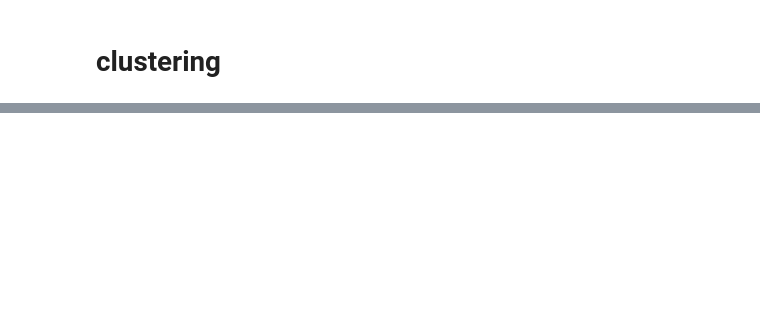
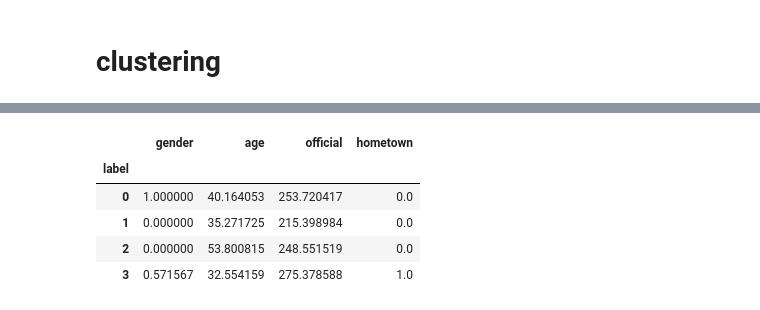
Before and after one commit to cobrobrown/thinkful_course, a Jupyter notebook: unit_4_unsupervised_learning_venturing_into_the_unknown/4.2.5_challenge_boston_marathon/4.2.5_challenge_boston_marathon.ipynb, the cells around one changed output, grey strips where cells are left out. Saved outputs shown, nothing was run; the diff lists cells and outputs as text; code cells hidden in the pictures; blank space fills up the shorter version.

```diff
--- a/unit_4_unsupervised_learning_venturing_into_the_unknown/4.2.5_challenge_boston_marathon/4.2.5_challenge_boston_marathon.ipynb
+++ b/unit_4_unsupervised_learning_venturing_into_the_unknown/4.2.5_challenge_boston_marathon/4.2.5_challenge_boston_marathon.ipynb
@@ -221,0 +159,10 @@ Runtime: 383.59
+# %%
+# look at group sizes and short statistics
+X_label.groupby('label').mean()
+# %% [output]
+|  | gender | age | official | hometown |
+| label |  |  |  |  |
+| 0 | 1.000000 | 40.164053 | 253.720417 | 0.0 |
+| 1 | 0.000000 | 35.271725 | 215.398984 | 0.0 |
+| 2 | 0.000000 | 53.800815 | 248.551519 | 0.0 |
+| 3 | 0.571567 | 32.554159 | 275.378588 | 1.0 |
```
Also changed, not shown: parts of 14 cells of this notebook.
